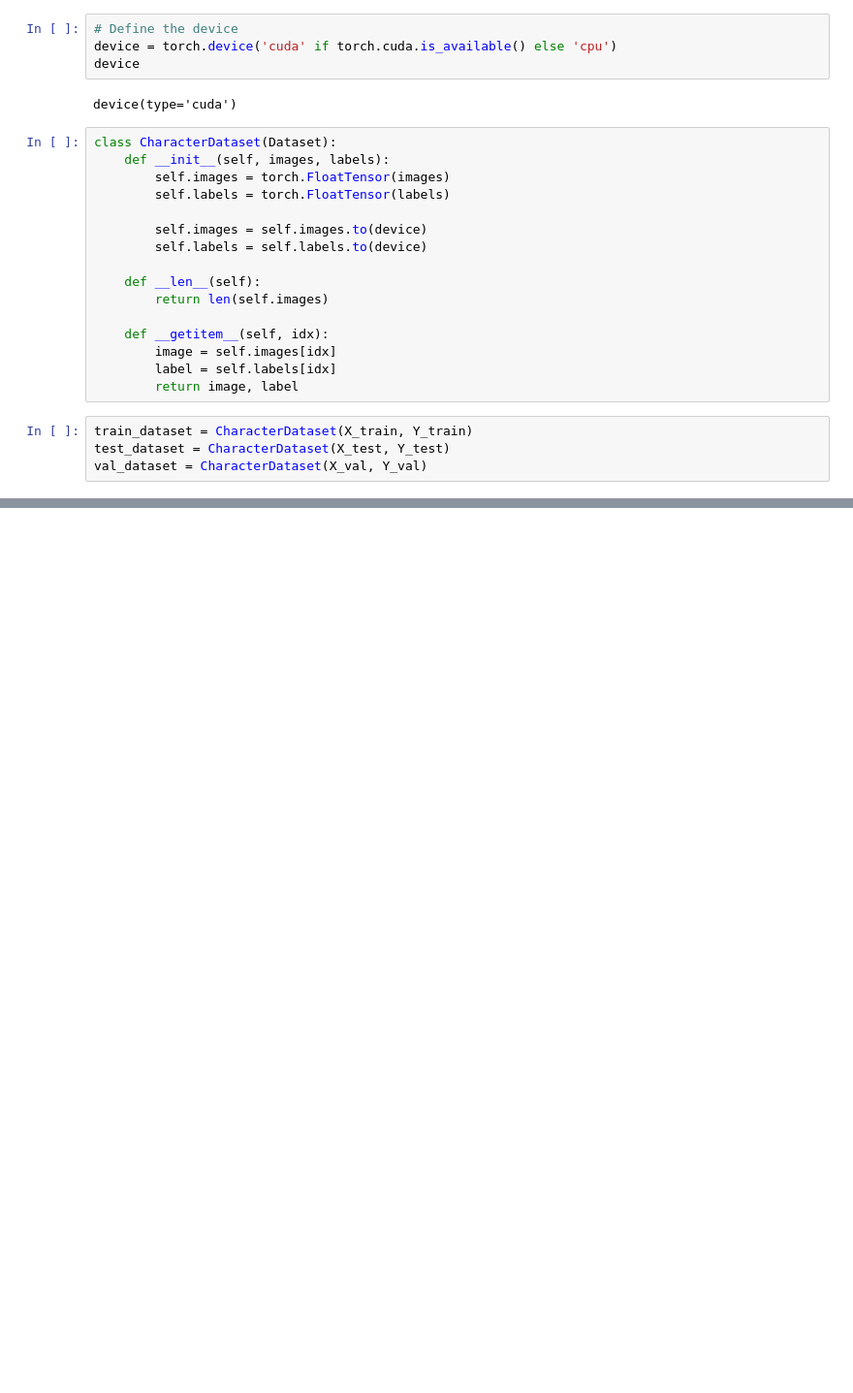
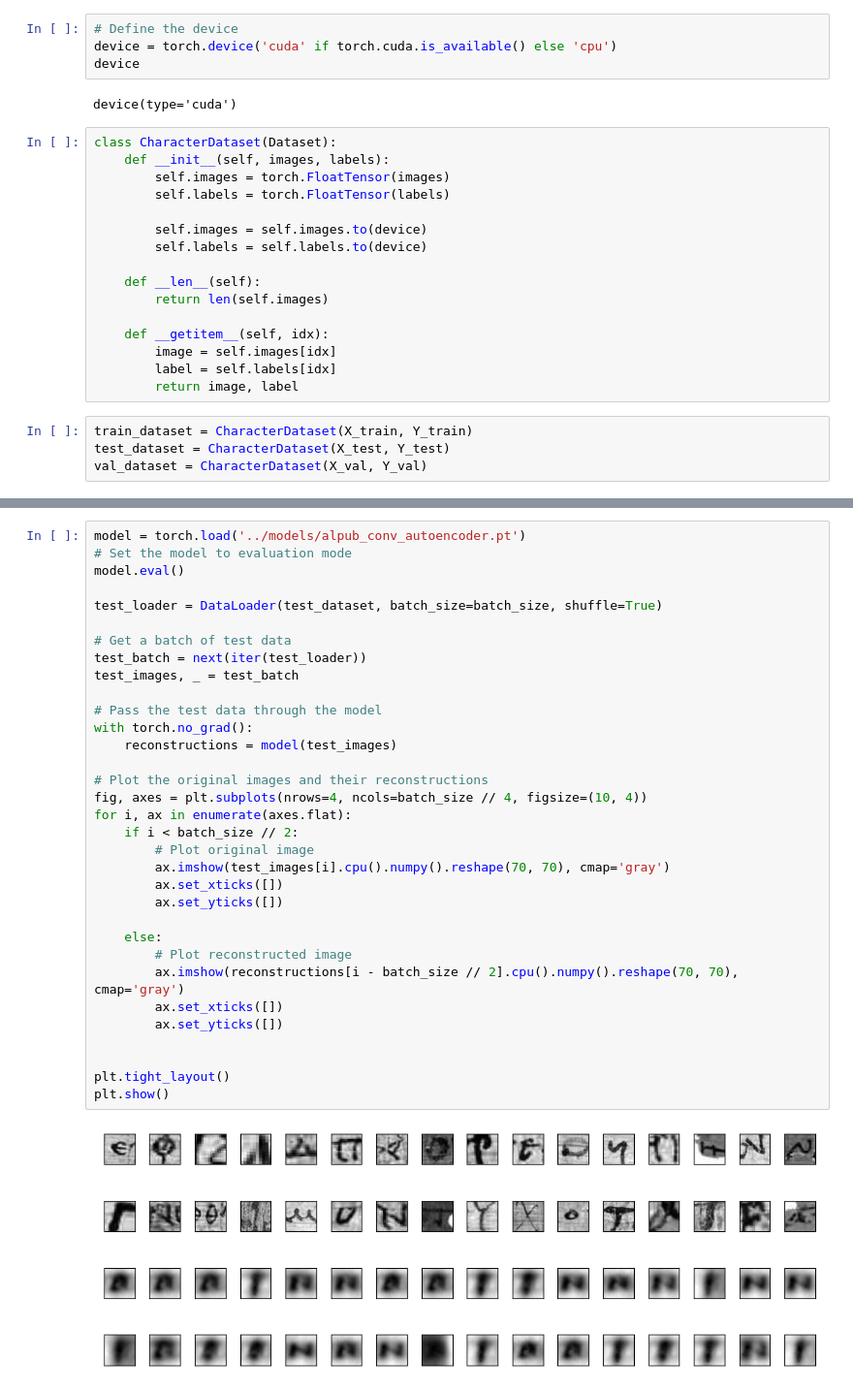
Before and after one commit to Wishmitha/Vesuvius, a Jupyter notebook: alpub_autoencoder/alpub_conv_autoencoder.ipynb, the cells around one changed output, grey strips where cells are left out. Shown at 97% size. Saved outputs shown, nothing was run; the diff lists cells and outputs as text; blank space fills up the shorter version.

```diff
--- a/alpub_autoencoder/alpub_conv_autoencoder.ipynb
+++ b/alpub_autoencoder/alpub_conv_autoencoder.ipynb
@@ -230,0 +259,35 @@ torch.Size([64, 70, 70])
+# %%
+model = torch.load('../models/alpub_conv_autoencoder.pt')
+# Set the model to evaluation mode
+model.eval()
+
+test_loader = DataLoader(test_dataset, batch_size=batch_size, shuffle=True)
+
+# Get a batch of test data
+test_batch = next(iter(test_loader))
+test_images, _ = test_batch
+
+# Pass the test data through the model
+with torch.no_grad():
+    reconstructions = model(test_images)
+
+# Plot the original images and their reconstructions
+fig, axes = plt.subplots(nrows=4, ncols=batch_size // 4, figsize=(10, 4))
+for i, ax in enumerate(axes.flat):
+    if i < batch_size // 2:
+        # Plot original image
+        ax.imshow(test_images[i].cpu().numpy().reshape(70, 70), cmap='gray')
+        ax.set_xticks([])
+        ax.set_yticks([])
+
+    else:
+        # Plot reconstructed image
+        ax.imshow(reconstructions[i - batch_size // 2].cpu().numpy().reshape(70, 70), cmap='gray')
+        ax.set_xticks([])
+        ax.set_yticks([])
+
+
+plt.tight_layout()
+plt.show()
+# %% [output]
+[figure, added]
```
Also changed, not shown: parts of 7 cells of this notebook.
